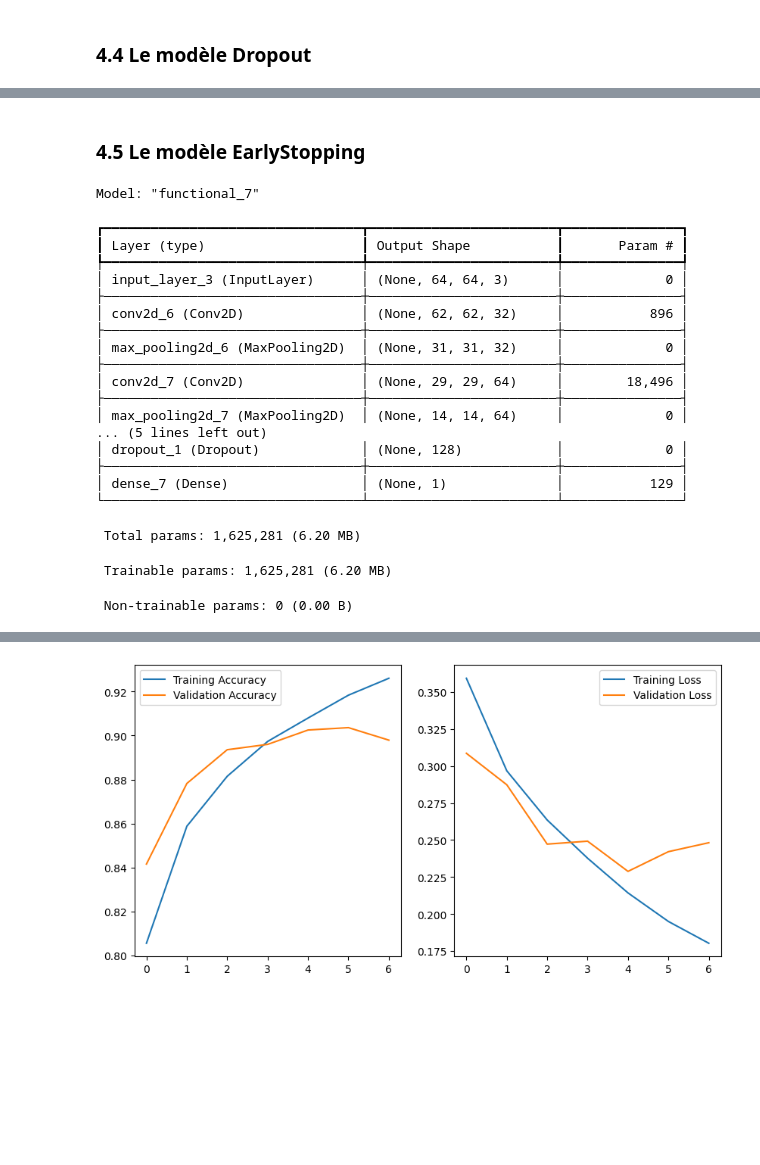
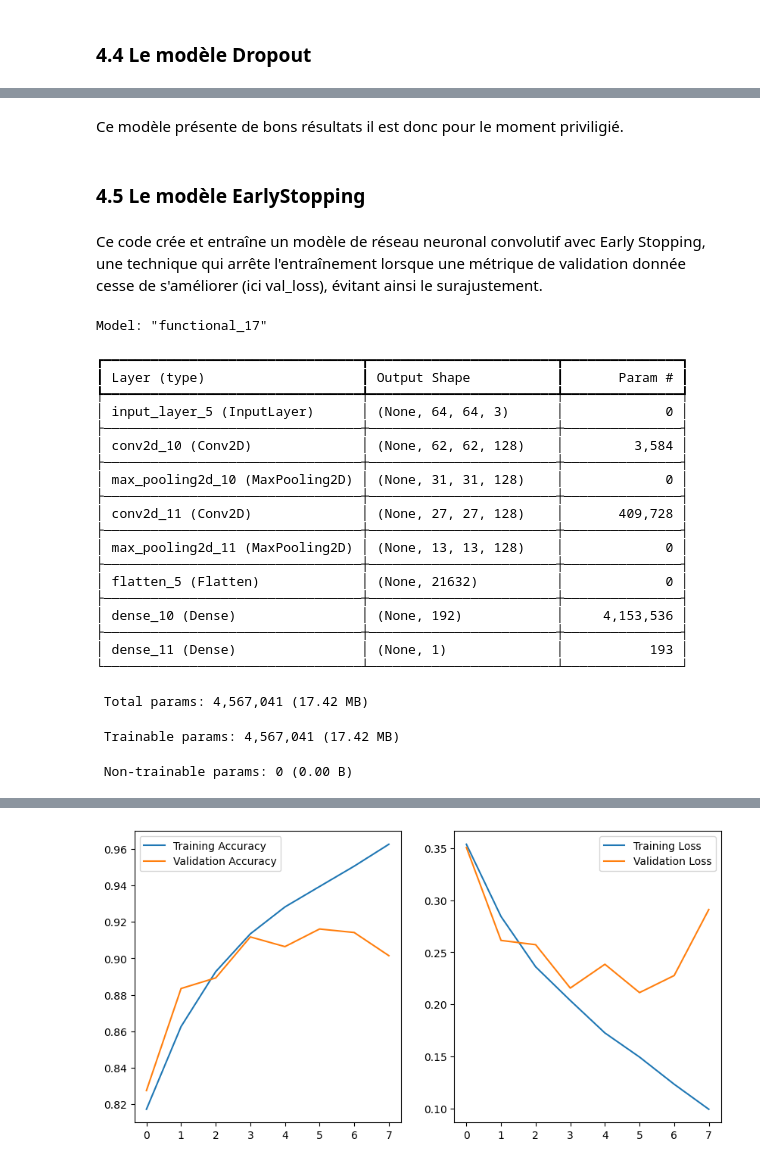
Before and after one commit to romaricDembele/projet_leyenda, a Jupyter notebook: livrable_1.ipynb, the cells around one changed output, grey strips where cells are left out. Drawn from its saved outputs; the diff is of its cells as text; code cells hidden in the pictures; blank space fills up the shorter version.

```diff
--- a/livrable_1.ipynb
+++ b/livrable_1.ipynb
@@ -658,19 +667,19 @@ AUC: 0.8894
 # %%
 def create_model(input_shape):
     inputs = Input(shape=input_shape)
-    x = Conv2D(32, 3, activation='relu')(inputs)
+    x = Conv2D(128, 3, activation='relu')(inputs)
     x = MaxPooling2D()(x)
-    x = Conv2D(64, 3, activation='relu')(x)
+    x = Conv2D(128, 5, activation='relu')(x)
     x = MaxPooling2D()(x)
     x = Flatten()(x)
-    x = Dense(128, activation='relu')(x)
-    x = Dropout(0.5)(x)
+    x = Dense(192, activation='relu')(x)
+    x = Dropout(0.4)(x)
     outputs = Dense(1, activation='sigmoid')(x)
     model_dropout = Model(inputs, outputs)
     return model_dropout
 
 model_dropout = create_model((64, 64, 3))
-model_dropout.compile(optimizer='adam',
+model_dropout.compile(optimizer=tf.keras.optimizers.Adam(learning_rate=0.00016463),
               loss='binary_crossentropy',
               metrics=['accuracy'])
 
@@ -779,22 +788,35 @@ AUC: 0.9569
+# %% [markdown]
+Ce modèle présente de bons résultats il est donc pour le moment priviligié.
 # %% [markdown]
 ### 4.5 Le modèle EarlyStopping
+# %% [markdown]
+Ce code crée et entraîne un modèle de réseau neuronal convolutif avec Early Stopping, une technique qui arrête l'entraînement lorsque une métrique de validation donnée cesse de s'améliorer (ici val_loss), évitant ainsi le surajustement.
 # %%
-from tensorflow.keras.callbacks import EarlyStopping
-
-early_stopping = EarlyStopping(
-    min_delta=0.001, # minimium amount of change to count as an improvement
-    patience=2, # how many epochs to wait before stopping
-    restore_best_weights=True,
-)
+def create_model(input_shape):
+    inputs = Input(shape=input_shape)
+    x = Conv2D(128, 3, activation='relu')(inputs)
+    x = MaxPooling2D()(x)
+    x = Conv2D(128, 5, activation='relu')(x)
+    x = MaxPooling2D()(x)
+    x = Flatten()(x)
+    x = Dense(192, activation='relu')(x)
+    outputs = Dense(1, activation='sigmoid')(x)
+    model_early_stopping = Model(inputs, outputs)
+    return model_early_stopping
 
 model_early_stopping = create_model((64, 64, 3))
-model_early_stopping.compile(optimizer='adam',
-              loss='binary_crossentropy',  # Use 'categorical_crossentropy' for multi-class
+model_early_stopping.compile(optimizer=tf.keras.optimizers.Adam(learning_rate=0.00016463),
+              loss='binary_crossentropy',
               metrics=['accuracy'])
 
 model_early_stopping.summary()
 
-# Train the model
+early_stopping = tf.keras.callbacks.EarlyStopping(
+    monitor='val_loss',
+    patience=2,
+    restore_best_weights=True
+)
+
 history = model_early_stopping.fit(train_set, epochs=10, validation_data=test_set, callbacks=[early_stopping])
 
 plt.figure(figsize=(10, 5))
@@ -809,25 +831,27 @@ plt.plot(history.history['val_loss'], label='Validation Loss')
 plt.legend()
 plt.show()
 # %% [output]
-Model: "functional_7"
+Model: "functional_17"
 ┏━━━━━━━━━━━━━━━━━━━━━━━━━━━━━━━━━┳━━━━━━━━━━━━━━━━━━━━━━━━┳━━━━━━━━━━━━━━━┓
 ┃ Layer (type)                    ┃ Output Shape           ┃       Param # ┃
 ┡━━━━━━━━━━━━━━━━━━━━━━━━━━━━━━━━━╇━━━━━━━━━━━━━━━━━━━━━━━━╇━━━━━━━━━━━━━━━┩
-│ input_layer_3 (InputLayer)      │ (None, 64, 64, 3)      │             0 │
+│ input_layer_5 (InputLayer)      │ (None, 64, 64, 3)      │             0 │
 ├─────────────────────────────────┼────────────────────────┼───────────────┤
-│ conv2d_6 (Conv2D)               │ (None, 62, 62, 32)     │           896 │
+│ conv2d_10 (Conv2D)              │ (None, 62, 62, 128)    │         3,584 │
 ├─────────────────────────────────┼────────────────────────┼───────────────┤
-│ max_pooling2d_6 (MaxPooling2D)  │ (None, 31, 31, 32)     │             0 │
+│ max_pooling2d_10 (MaxPooling2D) │ (None, 31, 31, 128)    │             0 │
 ├─────────────────────────────────┼────────────────────────┼───────────────┤
-│ conv2d_7 (Conv2D)               │ (None, 29, 29, 64)     │        18,496 │
+│ conv2d_11 (Conv2D)              │ (None, 27, 27, 128)    │       409,728 │
 ├─────────────────────────────────┼────────────────────────┼───────────────┤
-│ max_pooling2d_7 (MaxPooling2D)  │ (None, 14, 14, 64)     │             0 │
-... (5 lines left out)
-│ dropout_1 (Dropout)             │ (None, 128)            │             0 │
+│ max_pooling2d_11 (MaxPooling2D) │ (None, 13, 13, 128)    │             0 │
 ├─────────────────────────────────┼────────────────────────┼───────────────┤
-│ dense_7 (Dense)                 │ (None, 1)              │           129 │
+│ flatten_5 (Flatten)             │ (None, 21632)          │             0 │
+├─────────────────────────────────┼────────────────────────┼───────────────┤
+│ dense_10 (Dense)                │ (None, 192)            │     4,153,536 │
+├─────────────────────────────────┼────────────────────────┼───────────────┤
+│ dense_11 (Dense)                │ (None, 1)              │           193 │
 └─────────────────────────────────┴────────────────────────┴───────────────┘
- Total params: 1,625,281 (6.20 MB)
+ Total params: 4,567,041 (17.42 MB)
- Trainable params: 1,625,281 (6.20 MB)
+ Trainable params: 4,567,041 (17.42 MB)
  Non-trainable params: 0 (0.00 B)
 Epoch 1/10
@@ -847,4 +873,4 @@ Epoch 7/10
-[figure, old version]
+[figure, new version]
 # %%
 y_pred_prob_early_stopping = []
 y_true_early_stopping = []
```
Also changed, not shown: parts of 25 cells of this notebook.
